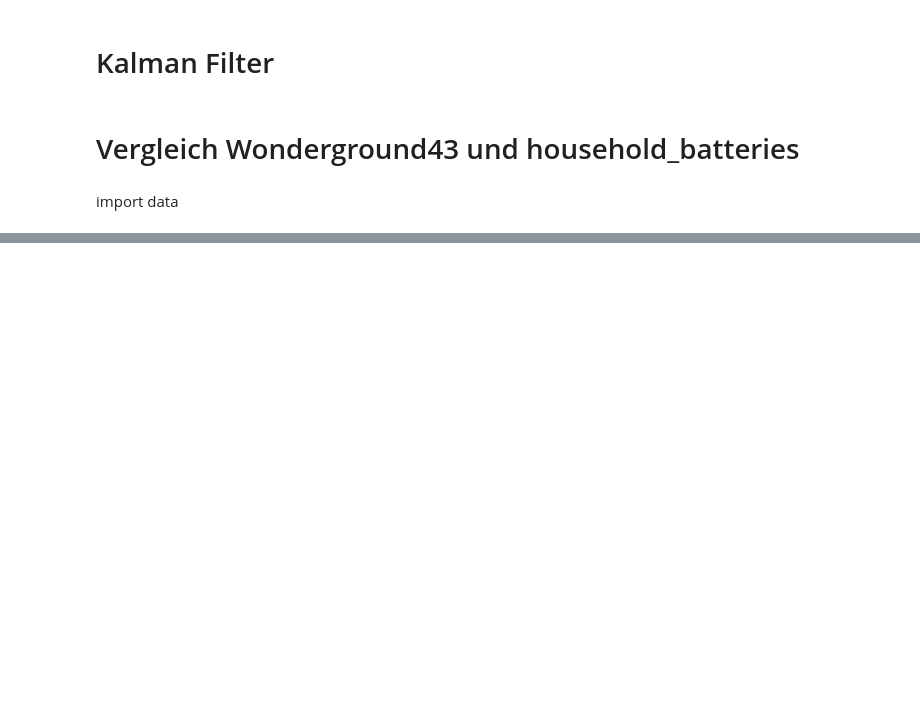
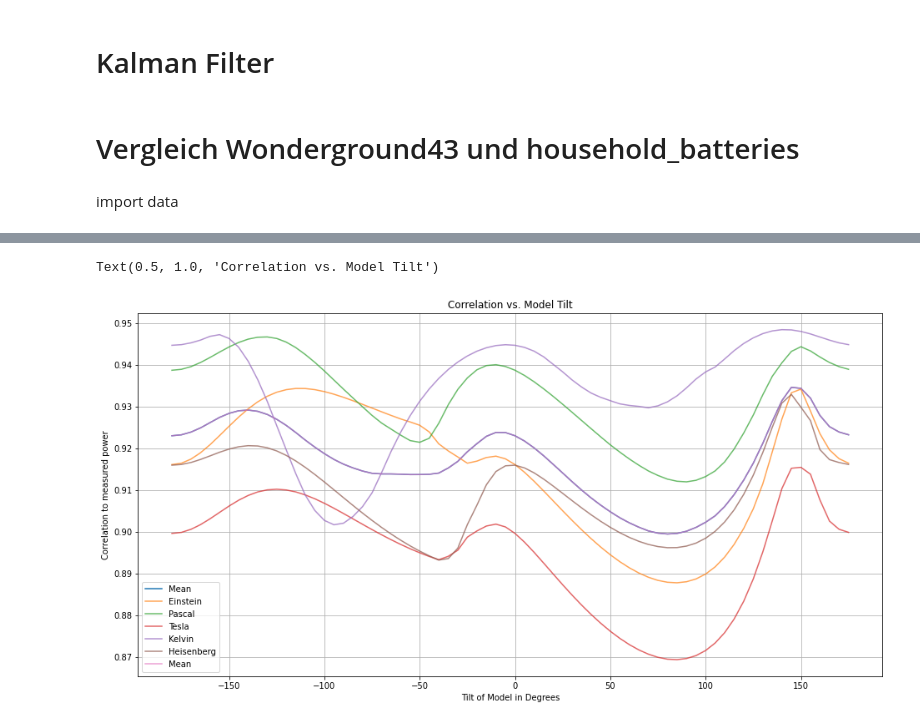
Before and after one commit to Schmutzz/PV_Forecast_Platone, a Jupyter notebook: Kopie_von_analytics_lasse.ipynb, the cells around one changed output, grey strips where cells are left out. Saved outputs shown, nothing was run; the diff lists cells and outputs as text; code cells hidden in the pictures; blank space fills up the shorter version.

```diff
--- a/Kopie_von_analytics_lasse.ipynb
+++ b/Kopie_von_analytics_lasse.ipynb
@@ -542,0 +654,19 @@ after[['sum_households', 'pvpower_instant', 'solar_radiation_40']].corr()
+# %%
+fig, ax = plt.subplots()
+ax.plot(df_test_tilt.index, df_test_tilt['Mean'], label='Mean', alpha=1)
+# max_val = df_test_tilt['Mean'].loc[df_test_tilt['Mean'] == df_test_tilt['Mean'].max()]
+# ax.add_patch(plt.Circle(tuple([max_val.index[0], max_val.iloc[0]]), 1))
+
+for col in df_test_tilt.columns:
+    ax.plot(df_test_tilt.index, df_test_tilt[col], label=col, alpha=0.7)
+    # max_val = df_test_tilt[col].loc[df_test_tilt[col] == df_test_tilt[col].max()]
+    # ax.add_patch(plt.Circle(tuple([max_val.index[0], max_val.iloc[0]]), 1))
+
+plt.xlabel('Tilt of Model in Degrees')
+plt.ylabel('Correlation to measured power')
+plt.legend()
+plt.grid()
+plt.title('Correlation vs. Model Tilt')
+# %% [output]
+Text(0.5, 1.0, 'Correlation vs. Model Tilt')
+[figure, added]
```
Also changed, not shown: parts of 54 cells of this notebook.
